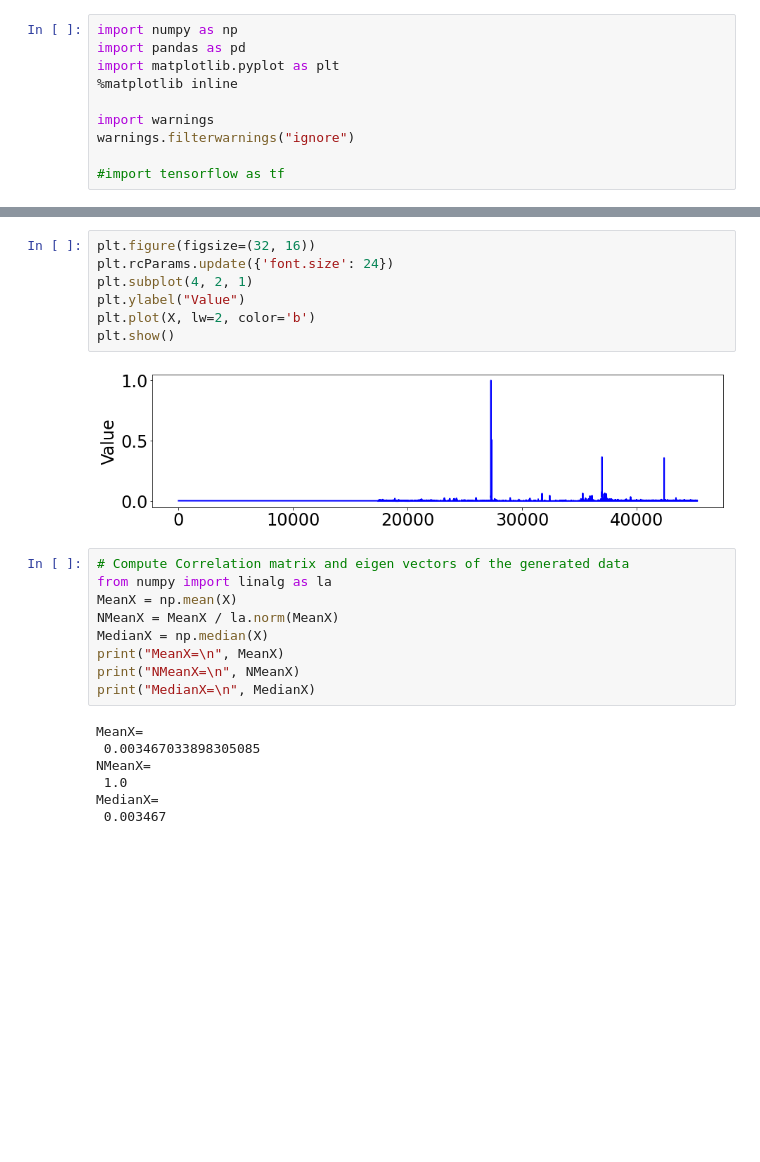
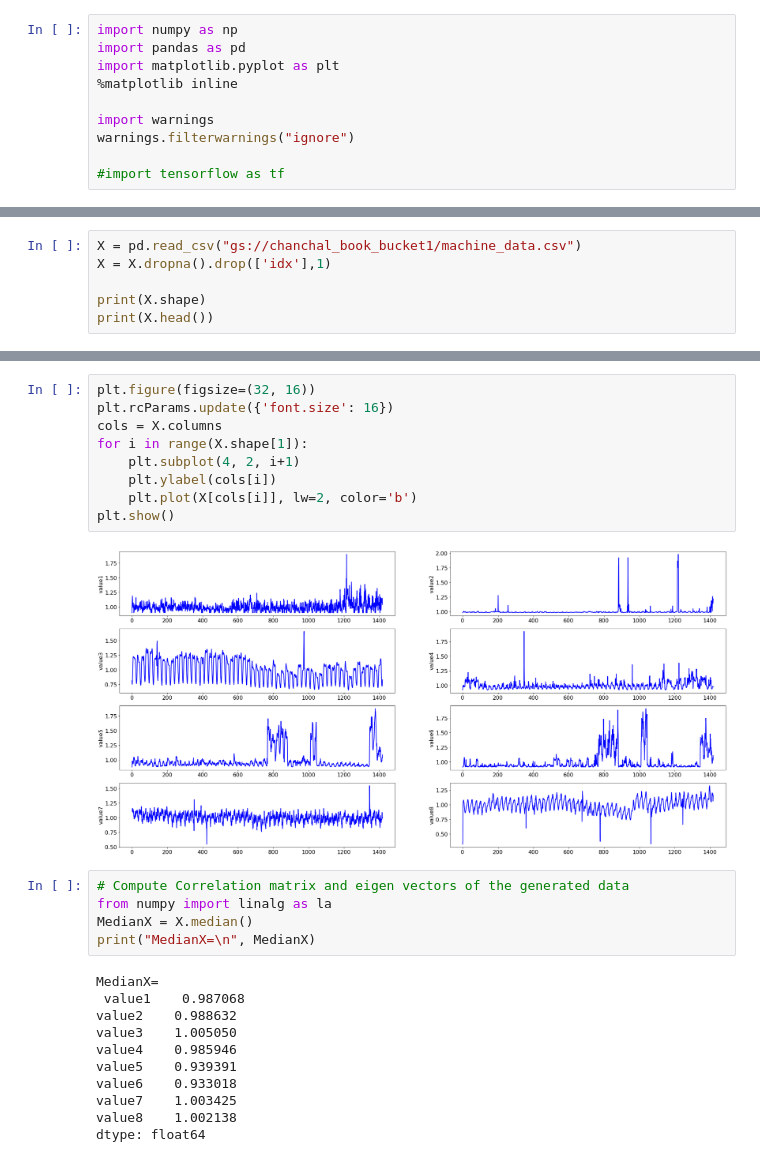
Before and after one commit to cchatterj0/AdaptiveMLAlgorithms, a Jupyter notebook: Chapter2-Cov-Mean-Median/AnomalyDetection.ipynb, the cells around one changed output, grey strips where cells are left out. Cells and saved outputs as stored; diff of their text form; blank space fills up the shorter version.

```diff
--- a/Chapter2-Cov-Mean-Median/AnomalyDetection.ipynb
+++ b/Chapter2-Cov-Mean-Median/AnomalyDetection.ipynb
@@ -37,0 +22,6 @@ print(dataset.head())
+# %%
+X = pd.read_csv("gs://chanchal_book_bucket1/machine_data.csv")
+X = X.dropna().drop(['idx'],1)
+
+print(X.shape)
+print(X.head())
@@ -38,28 +43,30 @@ print(dataset.head())
 # %%
 plt.figure(figsize=(32, 16))
-plt.rcParams.update({'font.size': 24})
-plt.subplot(4, 2, 1)
-plt.ylabel("Value")
-plt.plot(X, lw=2, color='b')
+plt.rcParams.update({'font.size': 16})
+cols = X.columns
+for i in range(X.shape[1]):
+    plt.subplot(4, 2, i+1)
+    plt.ylabel(cols[i])
+    plt.plot(X[cols[i]], lw=2, color='b')
 plt.show()
 # %% [output]
-[figure, old version]
+[figure, new version]
 # %%
 # Compute Correlation matrix and eigen vectors of the generated data
 from numpy import linalg as la
-MeanX = np.mean(X)
-NMeanX = MeanX / la.norm(MeanX)
-MedianX = np.median(X)
-print("MeanX=\n", MeanX)
-print("NMeanX=\n", NMeanX)
+MedianX = X.median()
 print("MedianX=\n", MedianX)
 # %% [output]
-MeanX=
- 0.003467033898305085
-NMeanX=
- 1.0
 MedianX=
- 0.003467
+ value1    0.987068
+value2    0.988632
+value3    1.005050
+value4    0.985946
+value5    0.939391
+value6    0.933018
+value7    1.003425
+value8    1.002138
+dtype: float64
 # %%
 # Adaptive algorithm
 from numpy import linalg as la
```
Also changed, not shown: parts of 5 cells of this notebook.
